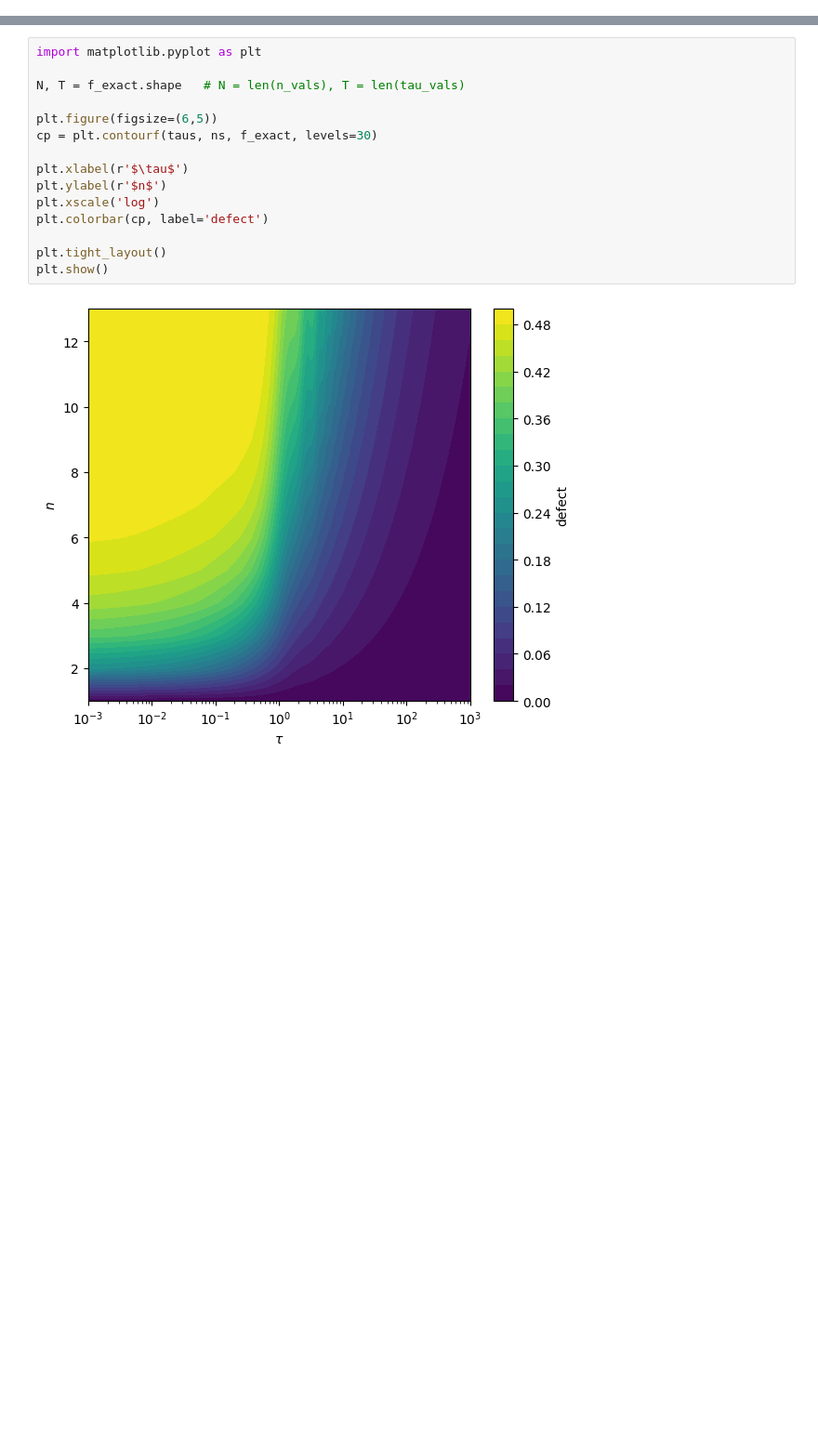
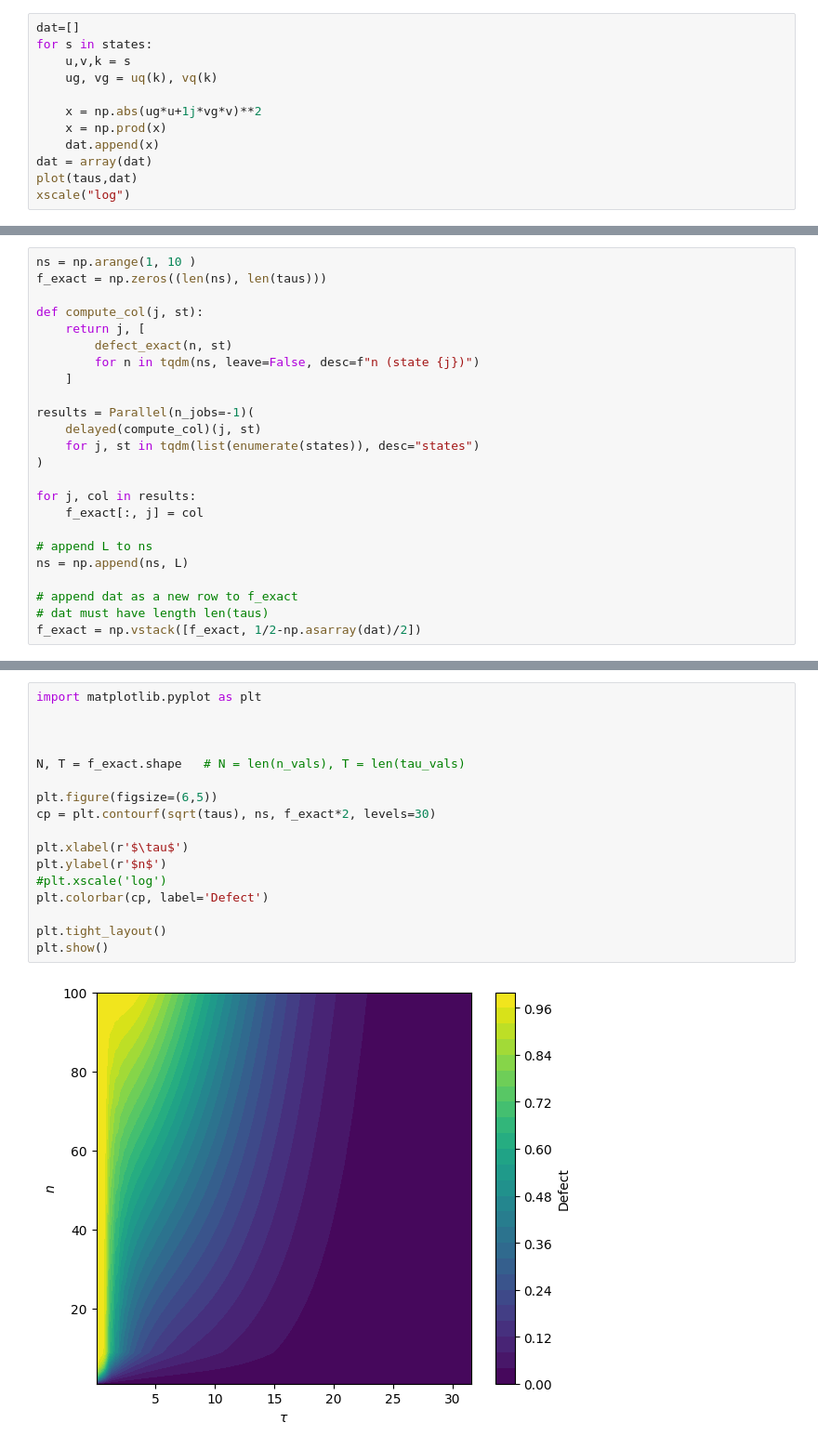
Before and after one commit to KristianMunnikhuis/subsystem_loschmidt_echo, a Jupyter notebook: scripts/analytical_adiabatic_theory breakdown/adiabatic_approx_investigations.ipynb, the cells around one changed output, grey strips where cells are left out. Shown at 93% size. Cells and saved outputs as stored; diff of their text form; blank space fills up the shorter version.

```diff
--- a/scripts/analytical_adiabatic_theory breakdown/adiabatic_approx_investigations.ipynb
+++ b/scripts/analytical_adiabatic_theory breakdown/adiabatic_approx_investigations.ipynb
@@ -31,0 +39,12 @@ for i, n in (enumerate(tqdm(ns))):
+# %%
+dat=[]
+for s in states:
+    u,v,k = s
+    ug, vg = uq(k), vq(k)
+
+    x = np.abs(ug*u+1j*vg*v)**2
+    x = np.prod(x)
+    dat.append(x)
+dat = array(dat)
+plot(taus,dat)
+xscale("log")
@@ -31,0 +53,24 @@ for i, n in (enumerate(tqdm(ns))):
+# %%
+ns = np.arange(1, 10 )
+f_exact = np.zeros((len(ns), len(taus)))
+
+def compute_col(j, st):
+    return j, [
+        defect_exact(n, st)
+        for n in tqdm(ns, leave=False, desc=f"n (state {j})")
+    ]
+
+results = Parallel(n_jobs=-1)(
+    delayed(compute_col)(j, st)
+    for j, st in tqdm(list(enumerate(states)), desc="states")
+)
+
+for j, col in results:
+    f_exact[:, j] = col
+
+# append L to ns
+ns = np.append(ns, L)
+
+# append dat as a new row to f_exact
+# dat must have length len(taus)
+f_exact = np.vstack([f_exact, 1/2-np.asarray(dat)/2])
@@ -32,19 +151,21 @@ for i, n in (enumerate(tqdm(ns))):
 # %%
 import matplotlib.pyplot as plt
+
+
 
 N, T = f_exact.shape   # N = len(n_vals), T = len(tau_vals)
 
 plt.figure(figsize=(6,5))
-cp = plt.contourf(taus, ns, f_exact, levels=30)
+cp = plt.contourf(sqrt(taus), ns, f_exact*2, levels=30)
 
 plt.xlabel(r'$\tau$')
 plt.ylabel(r'$n$')
-plt.xscale('log')
-plt.colorbar(cp, label='defect')
+#plt.xscale('log')
+plt.colorbar(cp, label='Defect')
 
 plt.tight_layout()
 plt.show()
 # %% [output]
-[figure, old version]
+[figure, new version]
 # %%
 # allocate grid
```
Also changed, not shown: parts of 18 cells of this notebook, 1 other file.
